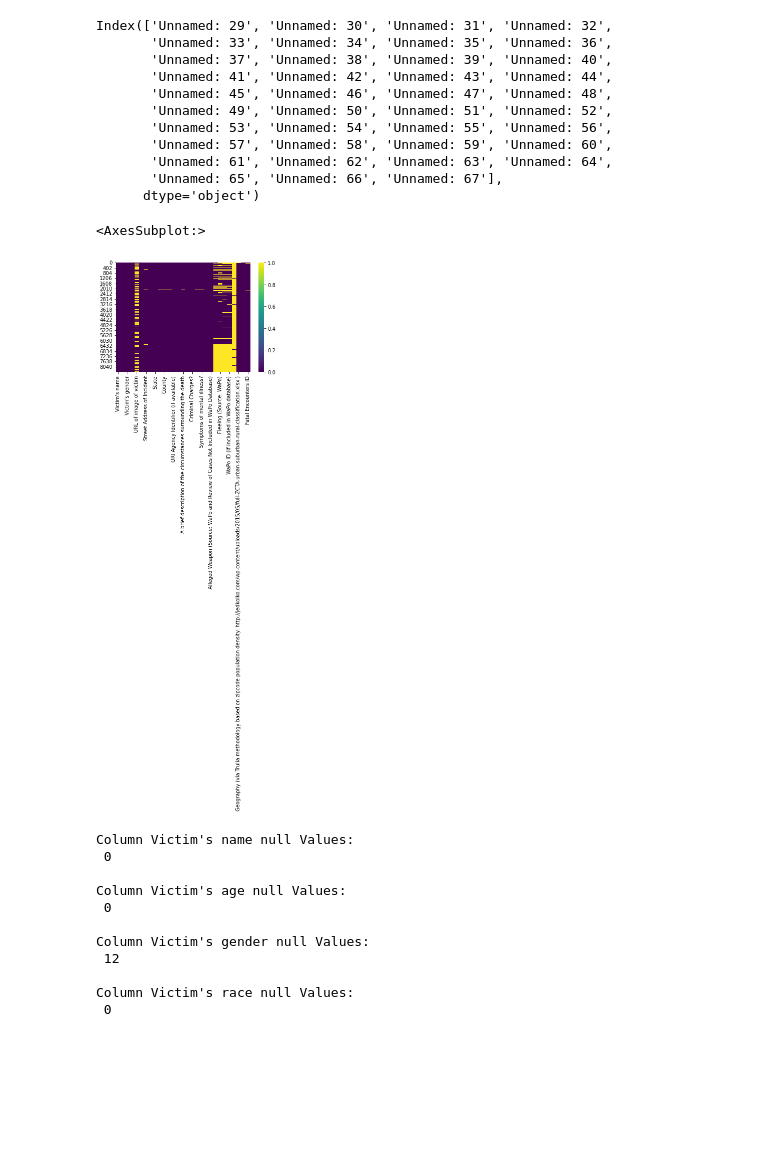
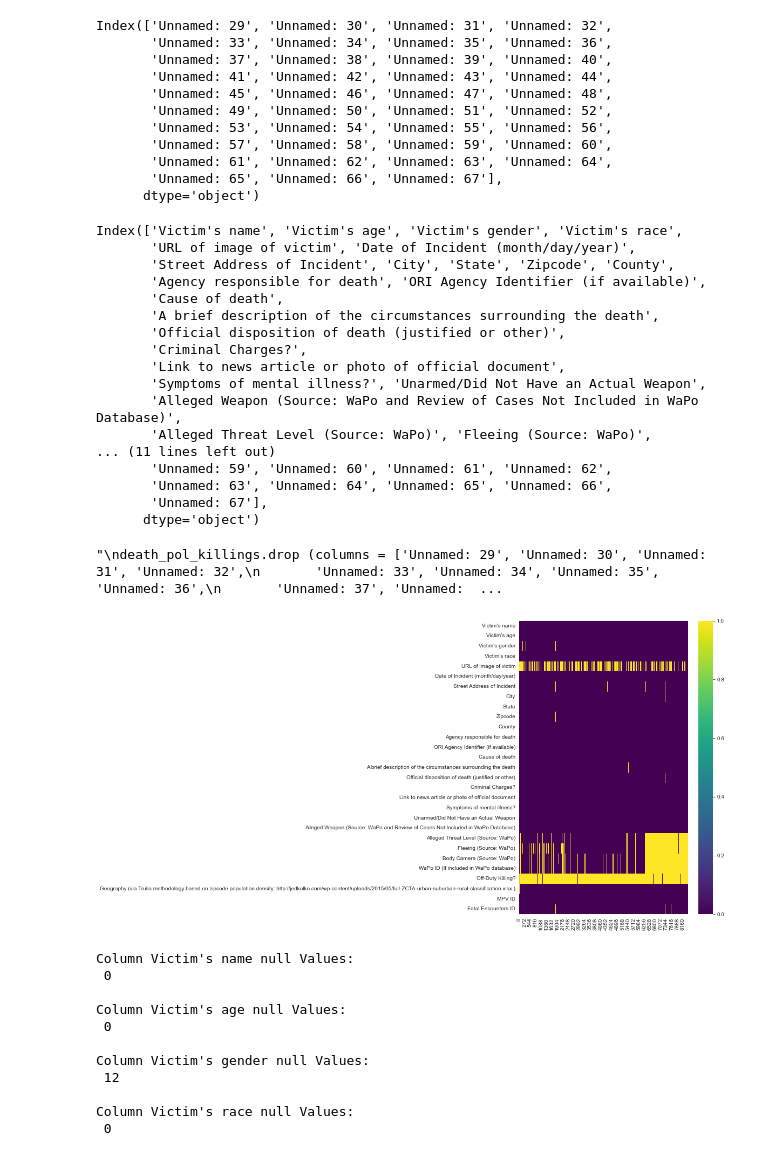
Before and after one commit to shahbazmansahia/EthicalDataMining, a Jupyter notebook: BLM Project files/Group_Project_CMPE_255.ipynb, the cells around one changed output. Drawn from its saved outputs; the diff is of its cells as text; code cells hidden in the pictures; blank space fills up the shorter version.

```diff
--- a/BLM Project files/Group_Project_CMPE_255.ipynb
+++ b/BLM Project files/Group_Project_CMPE_255.ipynb
@@ -337,13 +346,15 @@ df.drop(columns = ['Unnamed: 29', 'Unnamed: 30', 'Unnamed: 31', 'Unnamed: 32',
        'Unnamed: 33', 'Unnamed: 34', 'Unnamed: 35', 'Unnamed: 36',
        'Unnamed: 37', 'Unnamed: 38', 'Unnamed: 39', 'Unnamed: 40',
        'Unnamed: 41', 'Unnamed: 42', 'Unnamed: 43', 'Unnamed: 44',
-       'Unnamed: 45', 'Unnamed: 46', 'Unnam.ded: 47', 'Unnamed: 48',
+       'Unnamed: 45', 'Unnamed: 46', 'Unnamed: 47', 'Unnamed: 48',
        'Unnamed: 49', 'Unnamed: 50', 'Unnamed: 51', 'Unnamed: 52',
        'Unnamed: 53', 'Unnamed: 54', 'Unnamed: 55', 'Unnamed: 56',
        'Unnamed: 57', 'Unnamed: 58', 'Unnamed: 59', 'Unnamed: 60',
        'Unnamed: 61', 'Unnamed: 62', 'Unnamed: 63', 'Unnamed: 64',
        'Unnamed: 65', 'Unnamed: 66', 'Unnamed: 67'], inplace = True);
 # %%
+print(death_pol_killings.columns)
+'''
 death_pol_killings.drop (columns = ['Unnamed: 29', 'Unnamed: 30', 'Unnamed: 31', 'Unnamed: 32',
        'Unnamed: 33', 'Unnamed: 34', 'Unnamed: 35', 'Unnamed: 36',
        'Unnamed: 37', 'Unnamed: 38', 'Unnamed: 39', 'Unnamed: 40',
@@ -354,11 +365,31 @@ death_pol_killings.drop (columns = ['Unnamed: 29', 'Unnamed: 30', 'Unnamed: 31',
        'Unnamed: 57', 'Unnamed: 58', 'Unnamed: 59', 'Unnamed: 60',
        'Unnamed: 61', 'Unnamed: 62', 'Unnamed: 63', 'Unnamed: 64',
        'Unnamed: 65', 'Unnamed: 66', 'Unnamed: 67'], inplace = True)
+       '''
+# %% [output]
+Index(['Victim's name', 'Victim's age', 'Victim's gender', 'Victim's race',
+       'URL of image of victim', 'Date of Incident (month/day/year)',
+       'Street Address of Incident', 'City', 'State', 'Zipcode', 'County',
+       'Agency responsible for death', 'ORI Agency Identifier (if available)',
+       'Cause of death',
+       'A brief description of the circumstances surrounding the death',
+       'Official disposition of death (justified or other)',
+       'Criminal Charges?',
+       'Link to news article or photo of official document',
+       'Symptoms of mental illness?', 'Unarmed/Did Not Have an Actual Weapon',
+       'Alleged Weapon (Source: WaPo and Review of Cases Not Included in WaPo Database)',
+       'Alleged Threat Level (Source: WaPo)', 'Fleeing (Source: WaPo)',
+... (11 lines left out)
+       'Unnamed: 59', 'Unnamed: 60', 'Unnamed: 61', 'Unnamed: 62',
+       'Unnamed: 63', 'Unnamed: 64', 'Unnamed: 65', 'Unnamed: 66',
+       'Unnamed: 67'],
+      dtype='object')
+"\ndeath_pol_killings.drop (columns = ['Unnamed: 29', 'Unnamed: 30', 'Unnamed: 31', 'Unnamed: 32',\n       'Unnamed: 33', 'Unnamed: 34', 'Unnamed: 35', 'Unnamed: 36',\n       'Unnamed: 37', 'Unnamed:  ...
 # %%
-sns.heatmap(df.isnull(), cmap = 'viridis')
+plt.figure(figsize = (7, 10));
+sns.heatmap(df.isnull().transpose(), cmap = 'viridis');
 # %% [output]
-<AxesSubplot:>
-[figure, old version]
+[figure, new version]
 # %%
 for i in df.columns:
     print('Column', i, 'null Values: \n', df[i].isnull().sum(), '\n');
```
Also changed, not shown: parts of 73 cells of this notebook, 4 other files.
